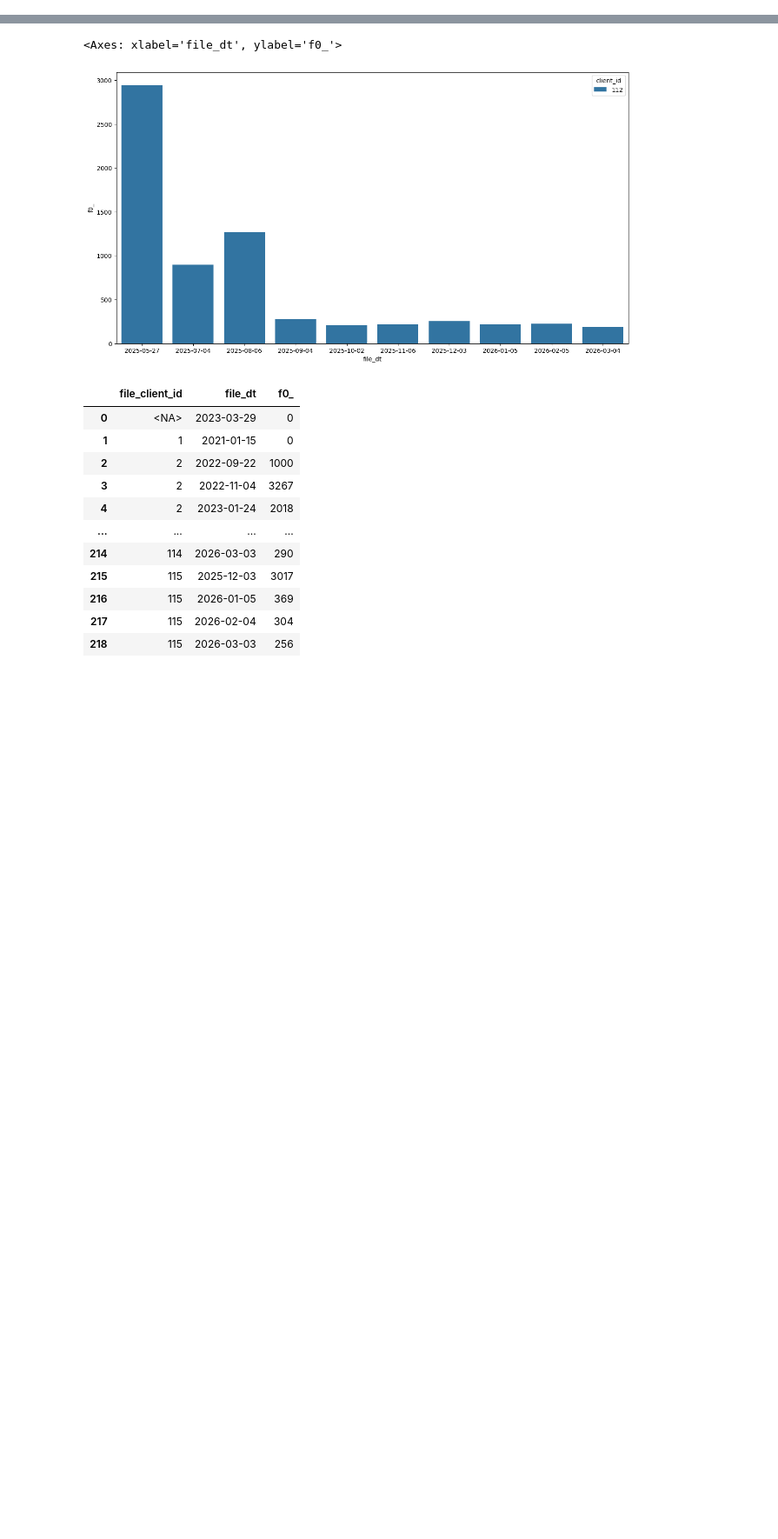
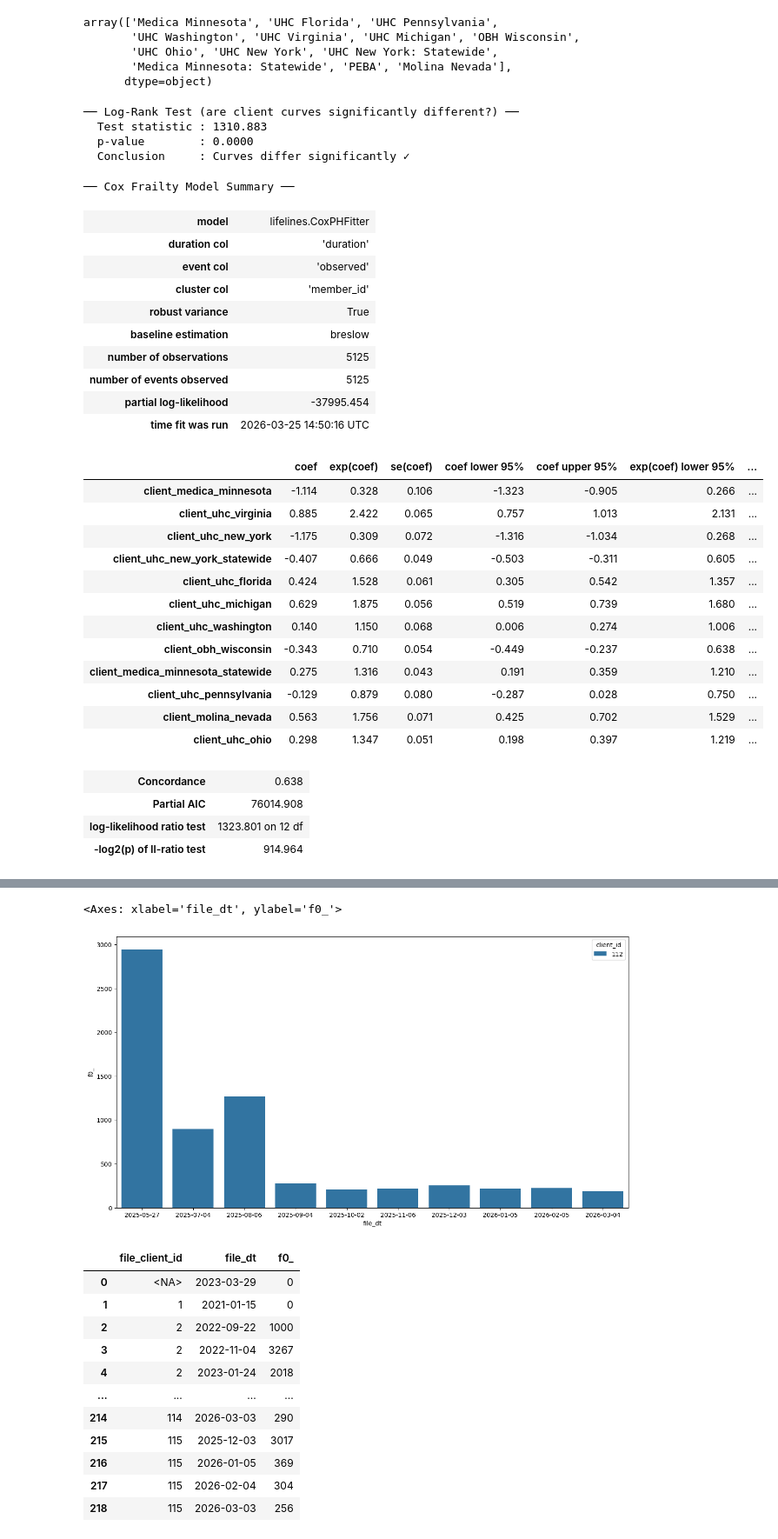
Before and after one commit to abeReema/staffing-headcount, a Jupyter notebook: EDA/initial_eda.ipynb, the cells around one changed output, grey strips where cells are left out. Shown at 87% size. Cells and saved outputs as stored; diff of their text form; code cells hidden in the pictures; blank space fills up the shorter version.

```diff
--- a/EDA/initial_eda.ipynb
+++ b/EDA/initial_eda.ipynb
@@ -116,0 +154,13 @@ active_to_terminal
+# %%
+client_counts = edge_list.groupby('client').member_id.nunique().sort_values()
+edge_list = edge_list.merge(
+    client_counts[client_counts >=  30].reset_index()[[ 'client']], on = 'client', how = 'right'
+)
+# %%
+edge_list.client.unique()
+# %% [output]
+array(['Medica Minnesota', 'UHC Florida', 'UHC Pennsylvania',
+       'UHC Washington', 'UHC Virginia', 'UHC Michigan', 'OBH Wisconsin',
+       'UHC Ohio', 'UHC New York', 'UHC New York: Statewide',
+       'Medica Minnesota: Statewide', 'PEBA', 'Molina Nevada'],
+      dtype=object)
@@ -116,0 +187,57 @@ active_to_terminal
+# %%
+results = multivariate_logrank_test(
+    edge_list["duration"],
+    edge_list["client"],
+    edge_list["observed"],
+)
+print("── Log-Rank Test (are client curves significantly different?) ──")
+print(f"  Test statistic : {results.test_statistic:.3f}")
+print(f"  p-value        : {results.p_value:.4f}")
+print(f"  Conclusion     : {'Curves differ significantly ✓' if results.p_value < 0.05 else 'No significant difference'}\n")
+# %% [output]
+── Log-Rank Test (are client curves significantly different?) ──
+  Test statistic : 1310.883
+  p-value        : 0.0000
+  Conclusion     : Curves differ significantly ✓
+# %%
+
+cox = CoxPHFitter()
+cox.fit(
+    df_model,
+    duration_col  ="duration",
+    event_col     ="observed",
+    cluster_col   ="member_id",    # robust SEs — treats each member as a cluster
+    formula       =formula,
+)
+
+print("── Cox Frailty Model Summary ──")
+cox.print_summary(decimals=3)
+# %% [output]
+── Cox Frailty Model Summary ──
+| model | lifelines.CoxPHFitter |
+| duration col | 'duration' |
+| event col | 'observed' |
+| cluster col | 'member_id' |
+| robust variance | True |
+| baseline estimation | breslow |
+| number of observations | 5125 |
+| number of events observed | 5125 |
+| partial log-likelihood | -37995.454 |
+| time fit was run | 2026-03-25 14:50:16 UTC |
+|  | coef | exp(coef) | se(coef) | coef lower 95% | coef upper 95% | exp(coef) lower 95% | ... |
+| client_medica_minnesota | -1.114 | 0.328 | 0.106 | -1.323 | -0.905 | 0.266 | ... |
+| client_uhc_virginia | 0.885 | 2.422 | 0.065 | 0.757 | 1.013 | 2.131 | ... |
+| client_uhc_new_york | -1.175 | 0.309 | 0.072 | -1.316 | -1.034 | 0.268 | ... |
+| client_uhc_new_york_statewide | -0.407 | 0.666 | 0.049 | -0.503 | -0.311 | 0.605 | ... |
+| client_uhc_florida | 0.424 | 1.528 | 0.061 | 0.305 | 0.542 | 1.357 | ... |
+| client_uhc_michigan | 0.629 | 1.875 | 0.056 | 0.519 | 0.739 | 1.680 | ... |
+| client_uhc_washington | 0.140 | 1.150 | 0.068 | 0.006 | 0.274 | 1.006 | ... |
+| client_obh_wisconsin | -0.343 | 0.710 | 0.054 | -0.449 | -0.237 | 0.638 | ... |
+| client_medica_minnesota_statewide | 0.275 | 1.316 | 0.043 | 0.191 | 0.359 | 1.210 | ... |
+| client_uhc_pennsylvania | -0.129 | 0.879 | 0.080 | -0.287 | 0.028 | 0.750 | ... |
+| client_molina_nevada | 0.563 | 1.756 | 0.071 | 0.425 | 0.702 | 1.529 | ... |
+| client_uhc_ohio | 0.298 | 1.347 | 0.051 | 0.198 | 0.397 | 1.219 | ... |
+| Concordance | 0.638 |
+| Partial AIC | 76014.908 |
+| log-likelihood ratio test | 1323.801 on 12 df |
+| -log2(p) of ll-ratio test | 914.964 |
```
Also changed, not shown: parts of 15 cells of this notebook, 12 other files.
